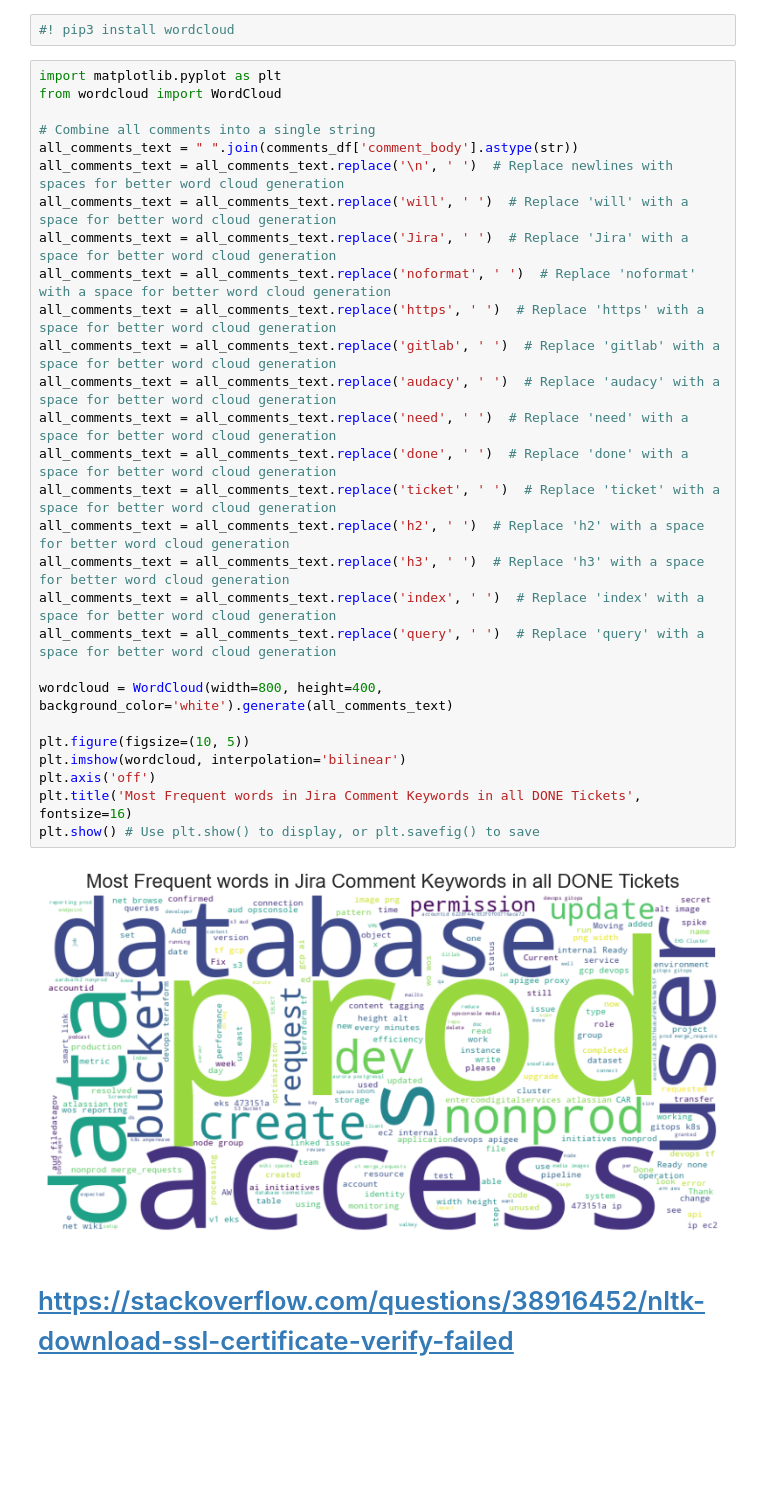
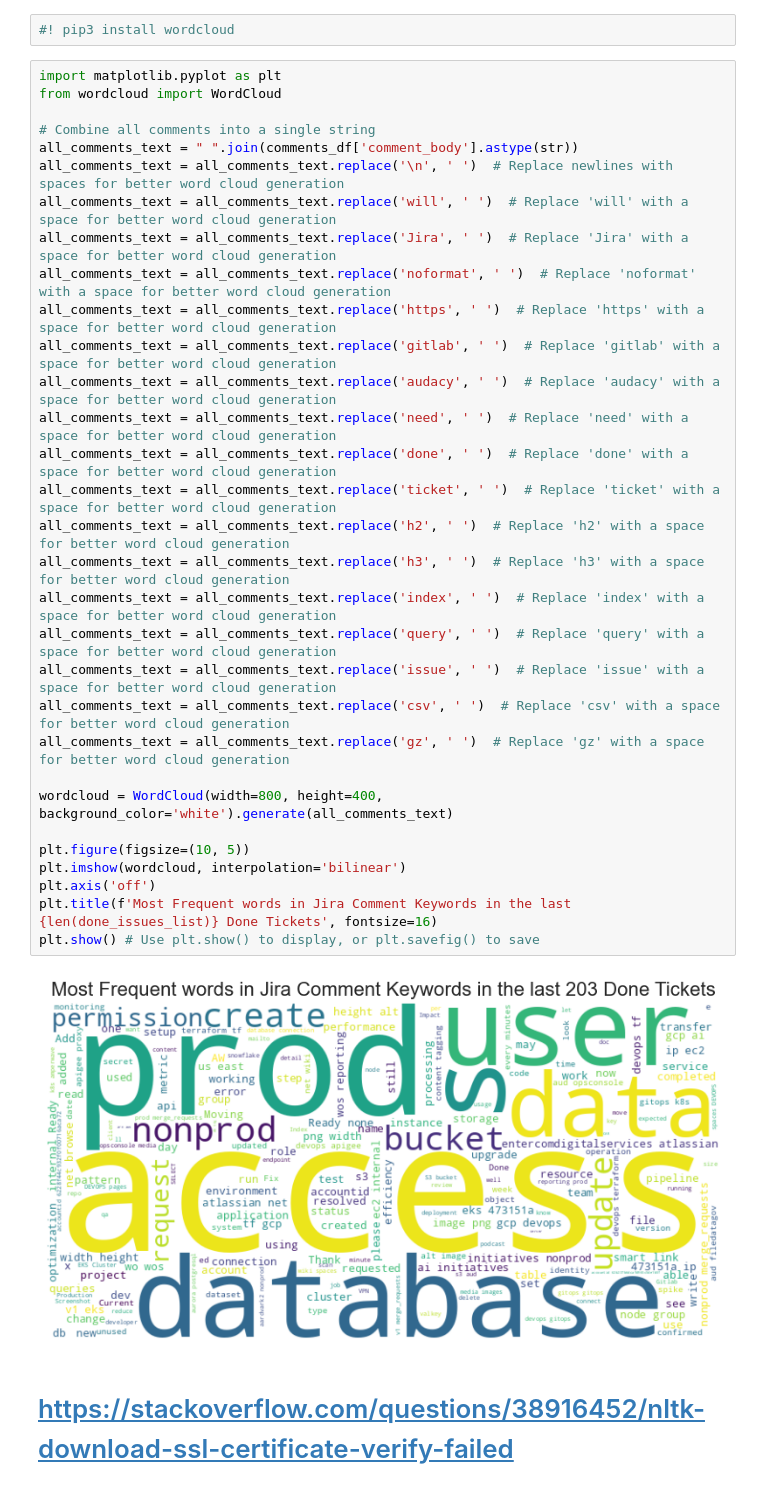
Before and after one commit to jorgeerodriguez/Jira, a Jupyter notebook: Jira.ipynb, the cells around one changed output. Drawn from its saved outputs; the diff is of its cells as text; blank space fills up the shorter version.

Commit message:
Final touched in NLP Visualization

```diff
--- a/Jira.ipynb
+++ b/Jira.ipynb
@@ -2036,33 +2034,36 @@ len(comments_df['issue_key'].unique()) # Get the number of unique issue keys fro
 # %%
 import matplotlib.pyplot as plt
 from wordcloud import WordCloud
 
 # Combine all comments into a single string
 all_comments_text = " ".join(comments_df['comment_body'].astype(str))
 all_comments_text = all_comments_text.replace('\n', ' ')  # Replace newlines with spaces for better word cloud generation
 all_comments_text = all_comments_text.replace('will', ' ')  # Replace 'will' with a space for better word cloud generation
 all_comments_text = all_comments_text.replace('Jira', ' ')  # Replace 'Jira' with a space for better word cloud generation
 all_comments_text = all_comments_text.replace('noformat', ' ')  # Replace 'noformat' with a space for better word cloud generation
 all_comments_text = all_comments_text.replace('https', ' ')  # Replace 'https' with a space for better word cloud generation
 all_comments_text = all_comments_text.replace('gitlab', ' ')  # Replace 'gitlab' with a space for better word cloud generation
 all_comments_text = all_comments_text.replace('audacy', ' ')  # Replace 'audacy' with a space for better word cloud generation
 all_comments_text = all_comments_text.replace('need', ' ')  # Replace 'need' with a space for better word cloud generation
 all_comments_text = all_comments_text.replace('done', ' ')  # Replace 'done' with a space for better word cloud generation
 all_comments_text = all_comments_text.replace('ticket', ' ')  # Replace 'ticket' with a space for better word cloud generation
 all_comments_text = all_comments_text.replace('h2', ' ')  # Replace 'h2' with a space for better word cloud generation
 all_comments_text = all_comments_text.replace('h3', ' ')  # Replace 'h3' with a space for better word cloud generation
 all_comments_text = all_comments_text.replace('index', ' ')  # Replace 'index' with a space for better word cloud generation
 all_comments_text = all_comments_text.replace('query', ' ')  # Replace 'query' with a space for better word cloud generation
+all_comments_text = all_comments_text.replace('issue', ' ')  # Replace 'issue' with a space for better word cloud generation
+all_comments_text = all_comments_text.replace('csv', ' ')  # Replace 'csv' with a space for better word cloud generation
+all_comments_text = all_comments_text.replace('gz', ' ')  # Replace 'gz' with a space for better word cloud generation
 
 wordcloud = WordCloud(width=800, height=400, background_color='white').generate(all_comments_text)
 
 plt.figure(figsize=(10, 5))
 plt.imshow(wordcloud, interpolation='bilinear')
 plt.axis('off')
-plt.title('Most Frequent words in Jira Comment Keywords in all DONE Tickets', fontsize=16)
+plt.title(f'Most Frequent words in Jira Comment Keywords in the last {len(done_issues_list)} Done Tickets', fontsize=16)
 plt.show() # Use plt.show() to display, or plt.savefig() to save
 # %% [output]
-[figure, old version]
+[figure, new version]
 # %% [markdown]
 # https://stackoverflow.com/questions/38916452/nltk-download-ssl-certificate-verify-failed
 # %% [markdown]
```
Also changed, not shown: parts of 7 cells of this notebook, 3 other files.
